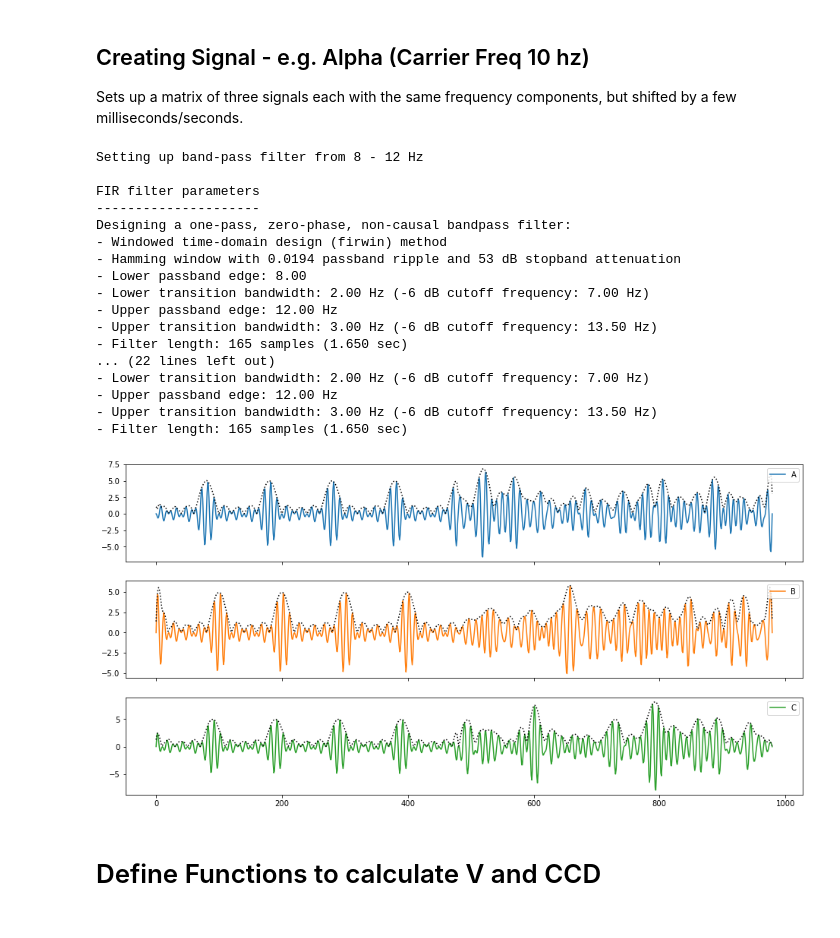
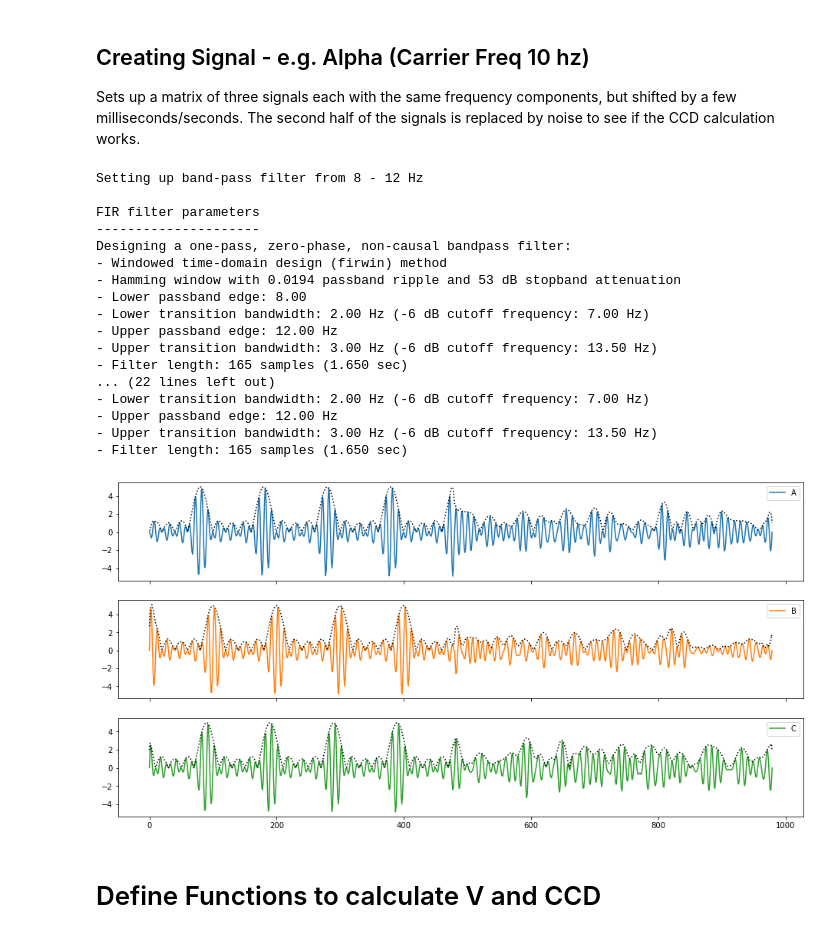
Before and after one commit to FabianKamp/Network_Dynamics, a Jupyter notebook: CCD_Simulation.ipynb, the cells around one changed output. Saved outputs shown, nothing was run; the diff lists cells and outputs as text; code cells hidden in the pictures.

```diff
--- a/CCD_Simulation.ipynb
+++ b/CCD_Simulation.ipynb
@@ -10,6 +10,7 @@ from mne.filter import filter_data as filter
 ## Creating Signal - e.g. Alpha (Carrier Freq 10 hz)
 
 Sets up a matrix of three signals each with the same frequency components, but shifted by a few milliseconds/seconds.
+The second half of the signals is replaced by noise to see if the CCD calculation works.
 # %%
 # Set up signal parameters
 timepoints = 1000 # number of timepoints
@@ -33,42 +34,42 @@ c = s[shift//2:-shift//2].copy()
 
 # set second half of the signal to noise
 noise_timepoints = timepoints//2
-a[-noise_timepoints:] = filter(np.random.rand(noise_timepoints)*20, fsample, carrier_freq-2, carrier_freq+2)
-b[-noise_timepoints:] = filter(np.random.rand(noise_timepoints)*20, fsample, carrier_freq-2, carrier_freq+2)
-c[-noise_timepoints:] = filter(np.random.rand(noise_timepoints)*20, fsample, carrier_freq-2, carrier_freq+2)
+a[-noise_timepoints:] = filter(np.random.rand(noise_timepoints)*10, fsample, carrier_freq-2, carrier_freq+2)
+b[-noise_timepoints:] = filter(np.random.rand(noise_timepoints)*10, fsample, carrier_freq-2, carrier_freq+2)
+c[-noise_timepoints:] = filter(np.random.rand(noise_timepoints)*10, fsample, carrier_freq-2, carrier_freq+2)
 signals = np.stack([a,b,c])
 
 # calculate analytic signal and envelope
 analytic_signals = hilbert(signals, axis=-1)
 envelopes = np.abs(analytic_signals)
 
 # Plot
 colors = ['tab:blue', 'tab:orange', 'tab:green']
 names = ['A','B','C']
 fig, axes = plt.subplots(3,1,figsize=(16,8), sharex=True)
 for n,ax in enumerate(axes.flat):
     ax.plot(signals[n,:], color=colors[n],label=names[n])
     ax.plot(envelopes[n,:], ':k')
     ax.legend(loc='upper right')
 # %% [output]
 Setting up band-pass filter from 8 - 12 Hz
 
 FIR filter parameters
 ---------------------
 Designing a one-pass, zero-phase, non-causal bandpass filter:
 - Windowed time-domain design (firwin) method
 - Hamming window with 0.0194 passband ripple and 53 dB stopband attenuation
 - Lower passband edge: 8.00
 - Lower transition bandwidth: 2.00 Hz (-6 dB cutoff frequency: 7.00 Hz)
 - Upper passband edge: 12.00 Hz
 - Upper transition bandwidth: 3.00 Hz (-6 dB cutoff frequency: 13.50 Hz)
 - Filter length: 165 samples (1.650 sec)
 ... (22 lines left out)
 - Lower transition bandwidth: 2.00 Hz (-6 dB cutoff frequency: 7.00 Hz)
 - Upper passband edge: 12.00 Hz
 - Upper transition bandwidth: 3.00 Hz (-6 dB cutoff frequency: 13.50 Hz)
 - Filter length: 165 samples (1.650 sec)
-[figure, old version]
+[figure, new version]
 # %% [markdown]
 # Define Functions to calculate V and CCD
 # %% [markdown]
```
Also changed, not shown: parts of 11 cells of this notebook.
